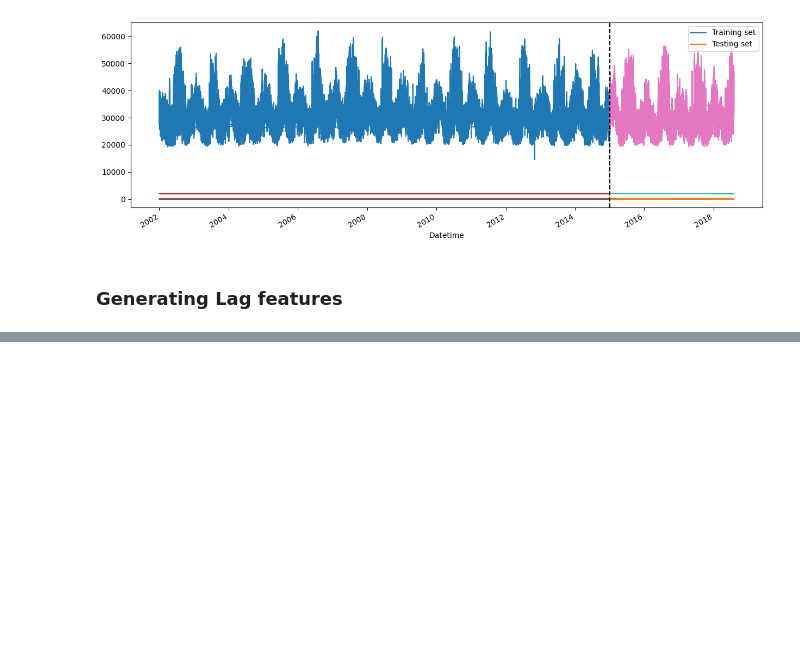
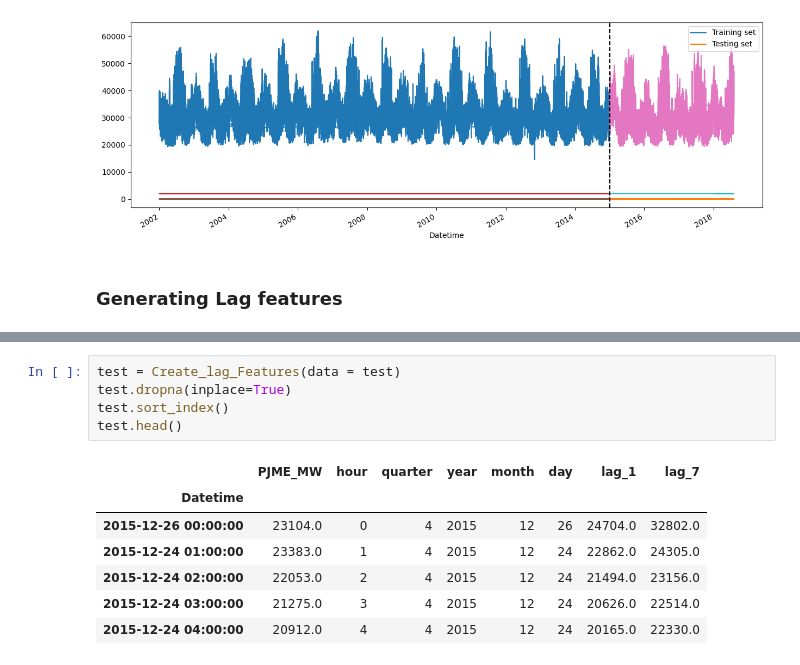
Before and after one commit to vishal-adithya/Timeseries-Power-Consumption, a Jupyter notebook: main.ipynb, the cells around one changed output, grey strips where cells are left out. Drawn from its saved outputs; the diff is of its cells as text; blank space fills up the shorter version.

```diff
--- a/main.ipynb
+++ b/main.ipynb
@@ -103,0 +104,13 @@ df.head()
+# %%
+test = Create_lag_Features(data = test)
+test.dropna(inplace=True)
+test.sort_index()
+test.head()
+# %% [output]
+|  | PJME_MW | hour | quarter | year | month | day | lag_1 | lag_7 |
+| Datetime |  |  |  |  |  |  |  |  |
+| 2015-12-26 00:00:00 | 23104.0 | 0 | 4 | 2015 | 12 | 26 | 24704.0 | 32802.0 |
+| 2015-12-24 01:00:00 | 23383.0 | 1 | 4 | 2015 | 12 | 24 | 22862.0 | 24305.0 |
+| 2015-12-24 02:00:00 | 22053.0 | 2 | 4 | 2015 | 12 | 24 | 21494.0 | 23156.0 |
+| 2015-12-24 03:00:00 | 21275.0 | 3 | 4 | 2015 | 12 | 24 | 20626.0 | 22514.0 |
+| 2015-12-24 04:00:00 | 20912.0 | 4 | 4 | 2015 | 12 | 24 | 20165.0 | 22330.0 |
```
Also changed, not shown: parts of 7 cells of this notebook.
